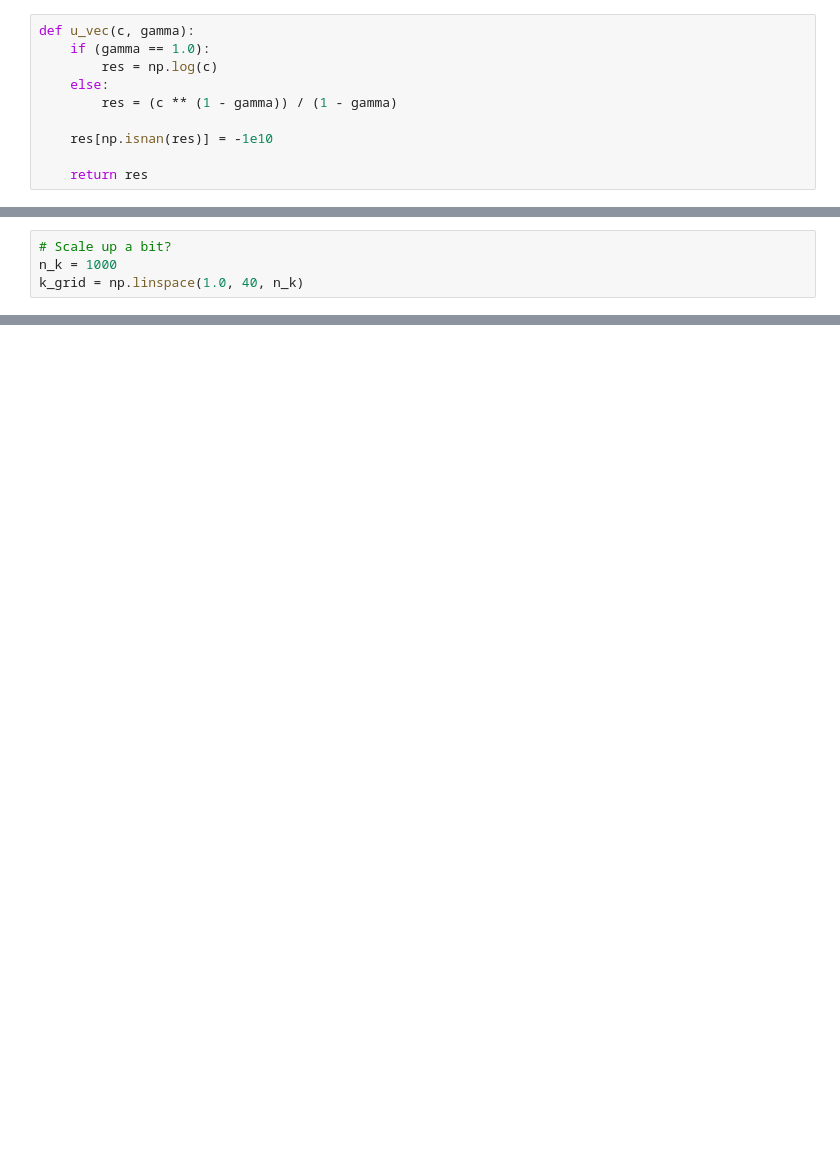
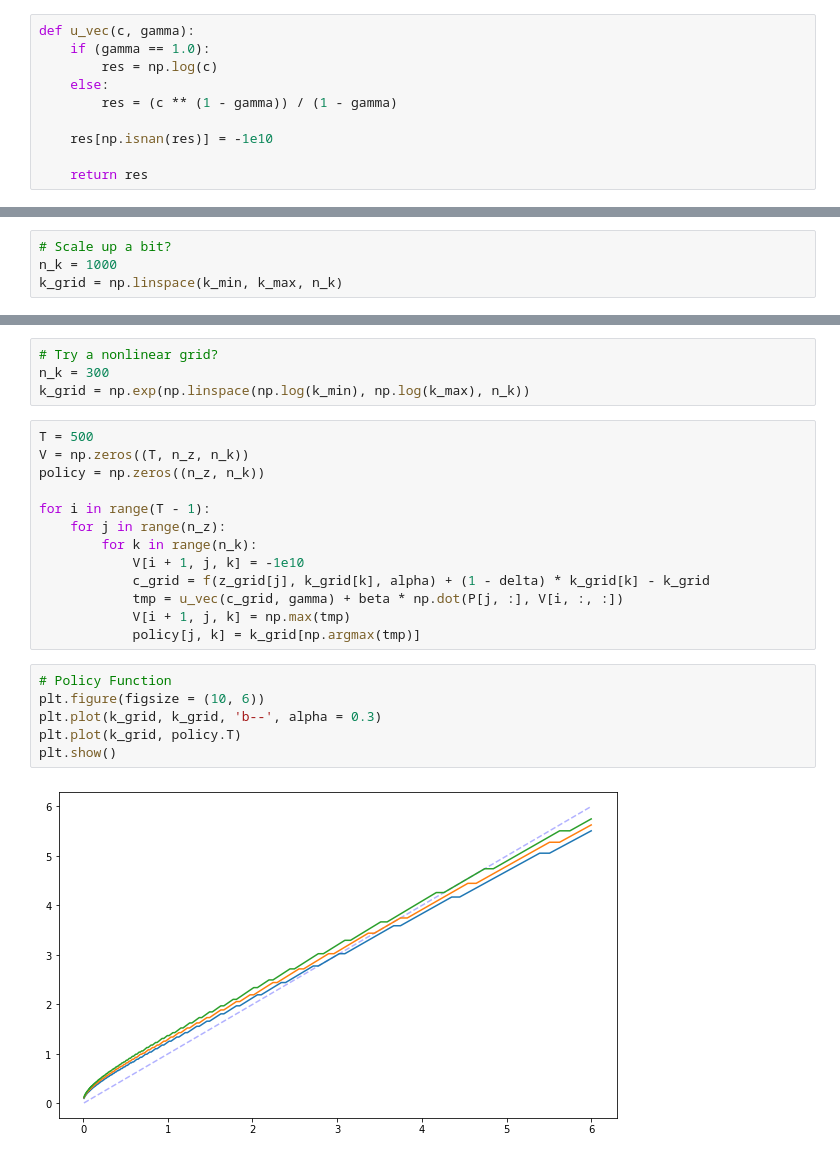
Before and after one commit to wupeifan/ECON_407_Fall2020, a Jupyter notebook: Notebooks/RBC_solve.ipynb, the cells around one changed output, grey strips where cells are left out. Cells and saved outputs as stored; diff of their text form; blank space fills up the shorter version.

```diff
--- a/Notebooks/RBC_solve.ipynb
+++ b/Notebooks/RBC_solve.ipynb
@@ -95,7 +127,7 @@ plt.show()
 # %%
 # Scale up a bit?
 n_k = 1000
-k_grid = np.linspace(1.0, 40, n_k)
+k_grid = np.linspace(k_min, k_max, n_k)
 # %%
 %%time
 
@@ -122,0 +157,25 @@ plt.show()
+# %%
+# Try a nonlinear grid?
+n_k = 300
+k_grid = np.exp(np.linspace(np.log(k_min), np.log(k_max), n_k))
+# %%
+T = 500
+V = np.zeros((T, n_z, n_k))
+policy = np.zeros((n_z, n_k))
+
+for i in range(T - 1):
+    for j in range(n_z):
+        for k in range(n_k):
+            V[i + 1, j, k] = -1e10
+            c_grid = f(z_grid[j], k_grid[k], alpha) + (1 - delta) * k_grid[k] - k_grid
+            tmp = u_vec(c_grid, gamma) + beta * np.dot(P[j, :], V[i, :, :])
+            V[i + 1, j, k] = np.max(tmp)
+            policy[j, k] = k_grid[np.argmax(tmp)]
+# %%
+# Policy Function
+plt.figure(figsize = (10, 6))
+plt.plot(k_grid, k_grid, 'b--', alpha = 0.3)
+plt.plot(k_grid, policy.T)
+plt.show()
+# %% [output]
+[figure, added]
```
Also changed, not shown: parts of 12 cells of this notebook, 1 other file.
